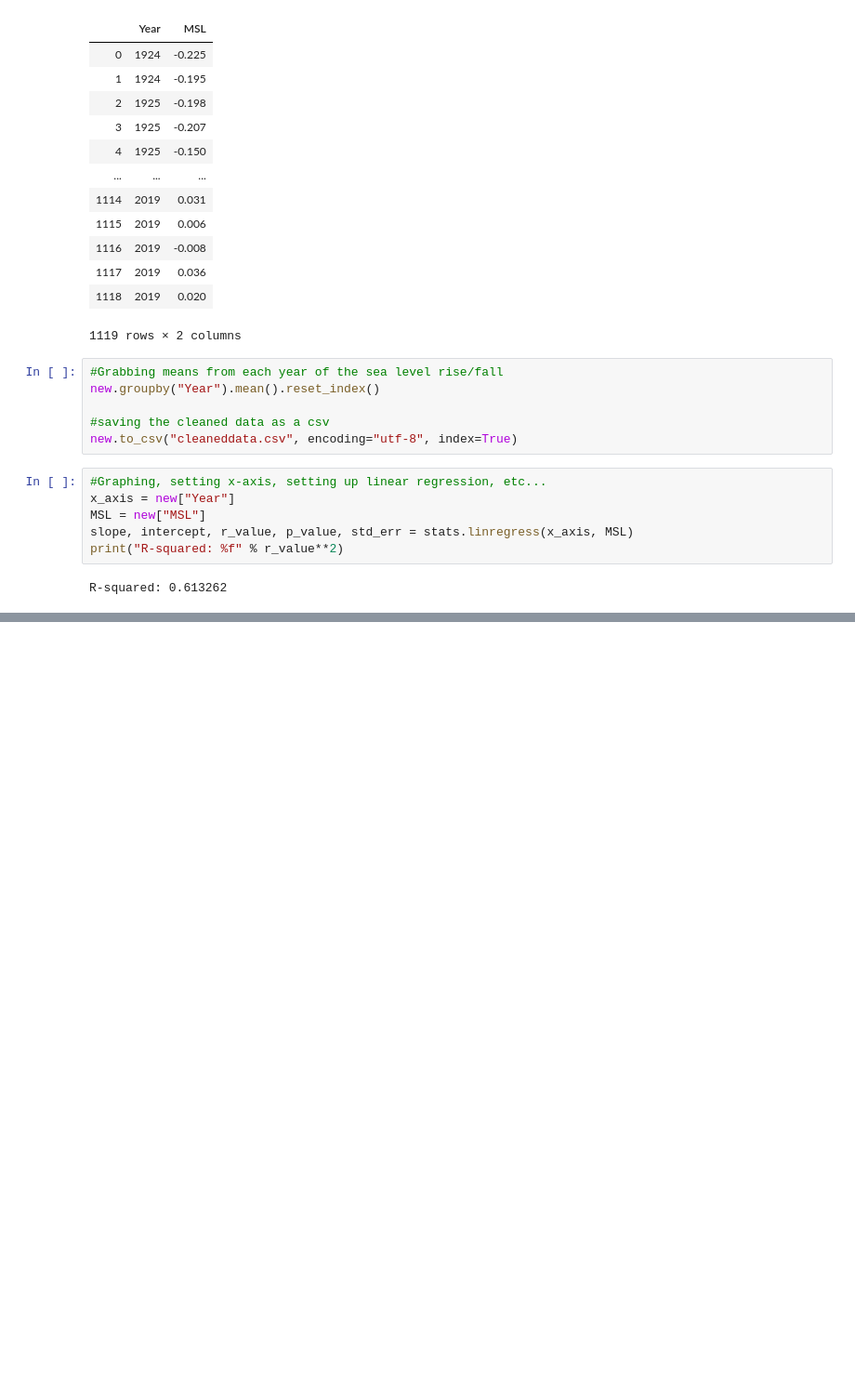
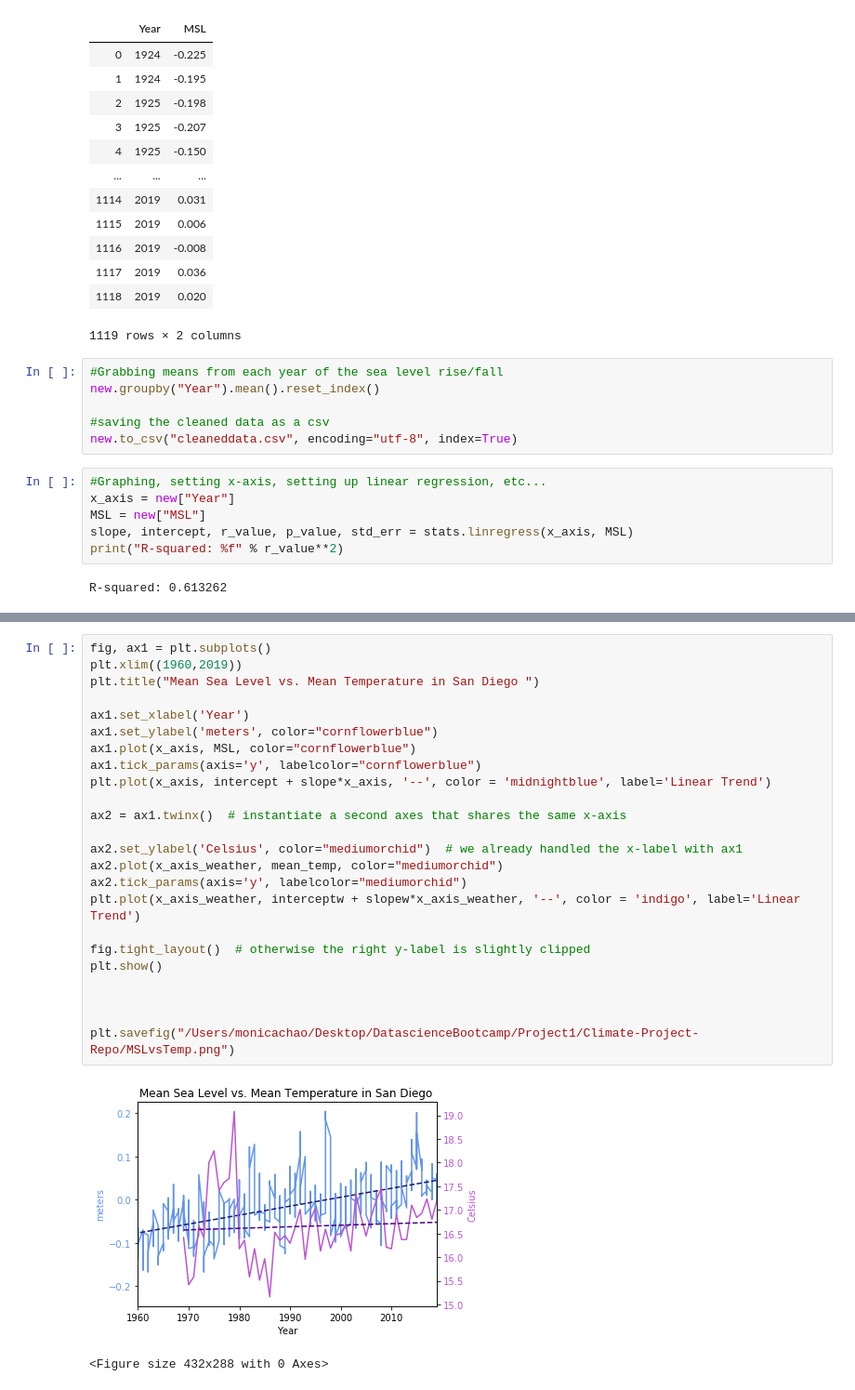
Before and after one commit to giantmagellan/sandiego-climate-analysis, a Jupyter notebook: SeaLevels.ipynb, the cells around one changed output, grey strips where cells are left out. Shown at 93% size. Saved outputs shown, nothing was run; the diff lists cells and outputs as text; blank space fills up the shorter version.

```diff
--- a/SeaLevels.ipynb
+++ b/SeaLevels.ipynb
@@ -193,0 +211,27 @@ R-squared: 0.613262
+# %%
+fig, ax1 = plt.subplots()
+plt.xlim((1960,2019))
+plt.title("Mean Sea Level vs. Mean Temperature in San Diego ")
+
+ax1.set_xlabel('Year')
+ax1.set_ylabel('meters', color="cornflowerblue")
+ax1.plot(x_axis, MSL, color="cornflowerblue")
+ax1.tick_params(axis='y', labelcolor="cornflowerblue")
+plt.plot(x_axis, intercept + slope*x_axis, '--', color = 'midnightblue', label='Linear Trend')
+
+ax2 = ax1.twinx()  # instantiate a second axes that shares the same x-axis
+
+ax2.set_ylabel('Celsius', color="mediumorchid")  # we already handled the x-label with ax1
+ax2.plot(x_axis_weather, mean_temp, color="mediumorchid")
+ax2.tick_params(axis='y', labelcolor="mediumorchid")
+plt.plot(x_axis_weather, interceptw + slopew*x_axis_weather, '--', color = 'indigo', label='Linear Trend')
+
+fig.tight_layout()  # otherwise the right y-label is slightly clipped
+plt.show()
+
+
+
+plt.savefig("/Users/monicachao/Desktop/DatascienceBootcamp/Project1/Climate-Project-Repo/MSLvsTemp.png")
+# %% [output]
+[figure, added]
+<Figure size 432x288 with 0 Axes>
```
Also changed, not shown: parts of 5 cells of this notebook, 4 other files.
